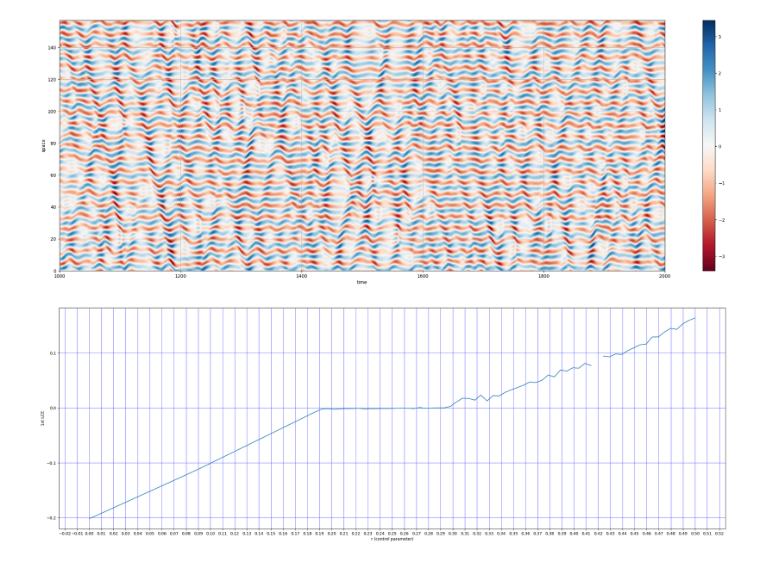
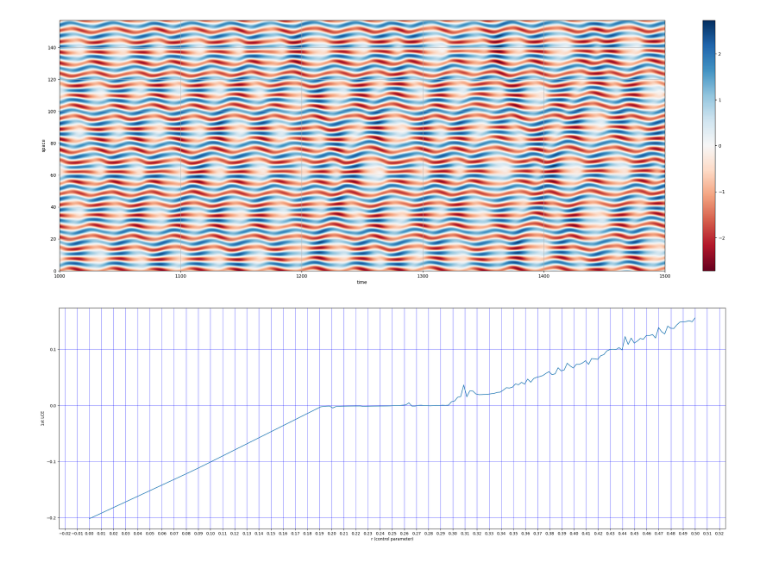
Before and after one commit to michaelifebrian/NikolaevskyDynamics, a Jupyter notebook: Usage.ipynb, the cells around one changed output. Cells and saved outputs as stored; diff of their text form; code cells hidden in the pictures.

```diff
--- a/Usage.ipynb
+++ b/Usage.ipynb
@@ -21,19 +22,19 @@ Number of dynamics calculated: 100
 using LSA damping
 Stepping until t=1000.0
 # %%
-batch = 70
-trj = solver.forward(round(1000 / DT), True)
+batch = 120
+trj = solver.forward(round(500 / DT), True)
 plt.figure(figsize=(30, 10))
 plt.imshow(
     trj[batch].T.cpu(),
     cmap="RdBu",
     aspect="auto",
     origin="lower",
     extent=(solver.t - (len(trj[batch])-1)*solver.h, solver.t, 0, solver.L),
 )
 plt.colorbar()
 plt.xlabel("time")
 plt.ylabel("space")
 plt.grid()
 # %% [output]
-[figure, old version]
+[figure, new version]
@@ -42,5 +41,5 @@ LCE = solver.LCE(1, n_forward = round(0 / DT), n_compute = round(1500 / DT))
 # %%
-import matplotlib
+LCE = solver.LCE(1, n_forward = round(0 / DT), n_compute = round(1500 / DT))
 plt.figure(figsize=(30, 10))
 plt.plot(r,LCE[0].cpu())
 plt.grid(which='major', color='blue', linestyle='-', linewidth=0.5)
@@ -53,4 +52,4 @@ ax.xaxis.set_major_locator(matplotlib.ticker.MultipleLocator(0.01))  # Major gri
 ax.yaxis.set_major_locator(matplotlib.ticker.MultipleLocator(0.1))  # Major gridlines every 0.05
 plt.show()
 # %% [output]
-[figure, old version]
+[figure, new version]
```
Also changed, not shown: parts of 3 cells of this notebook, 1 other file.
